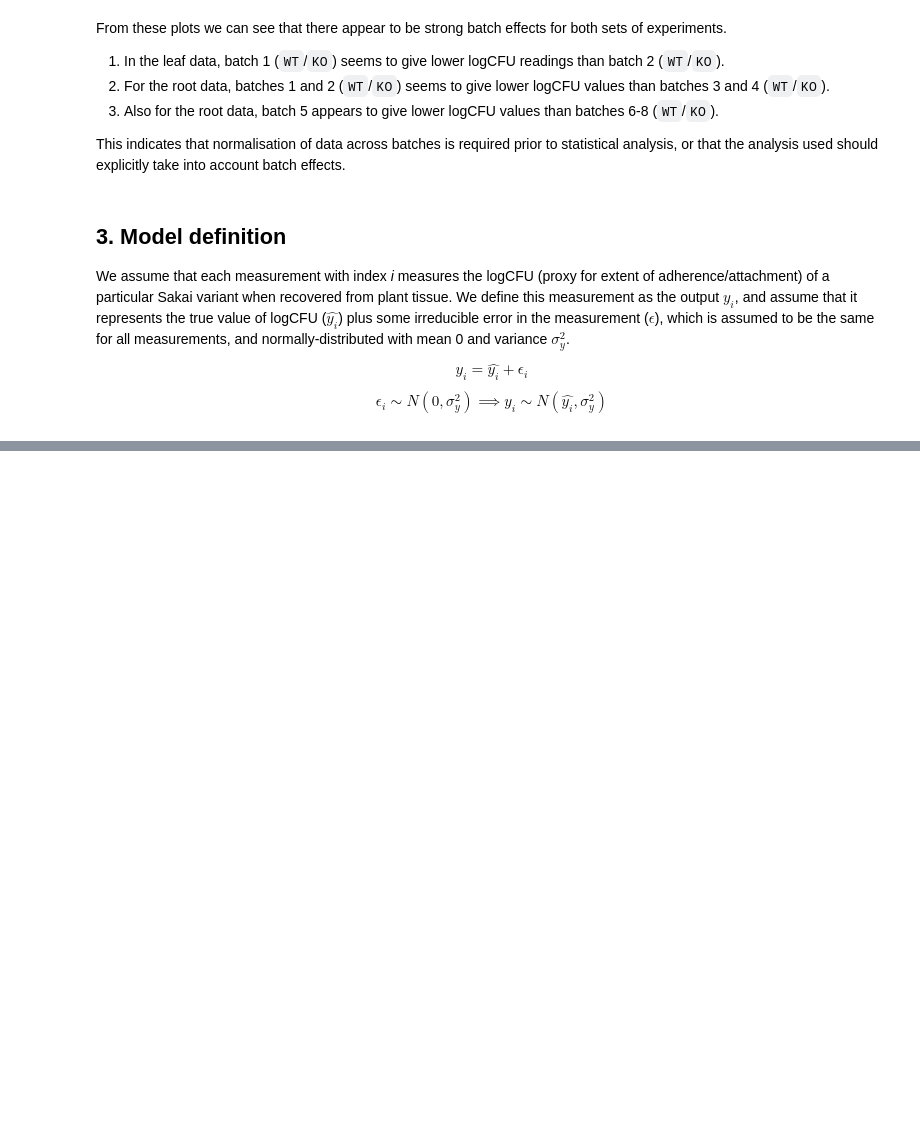
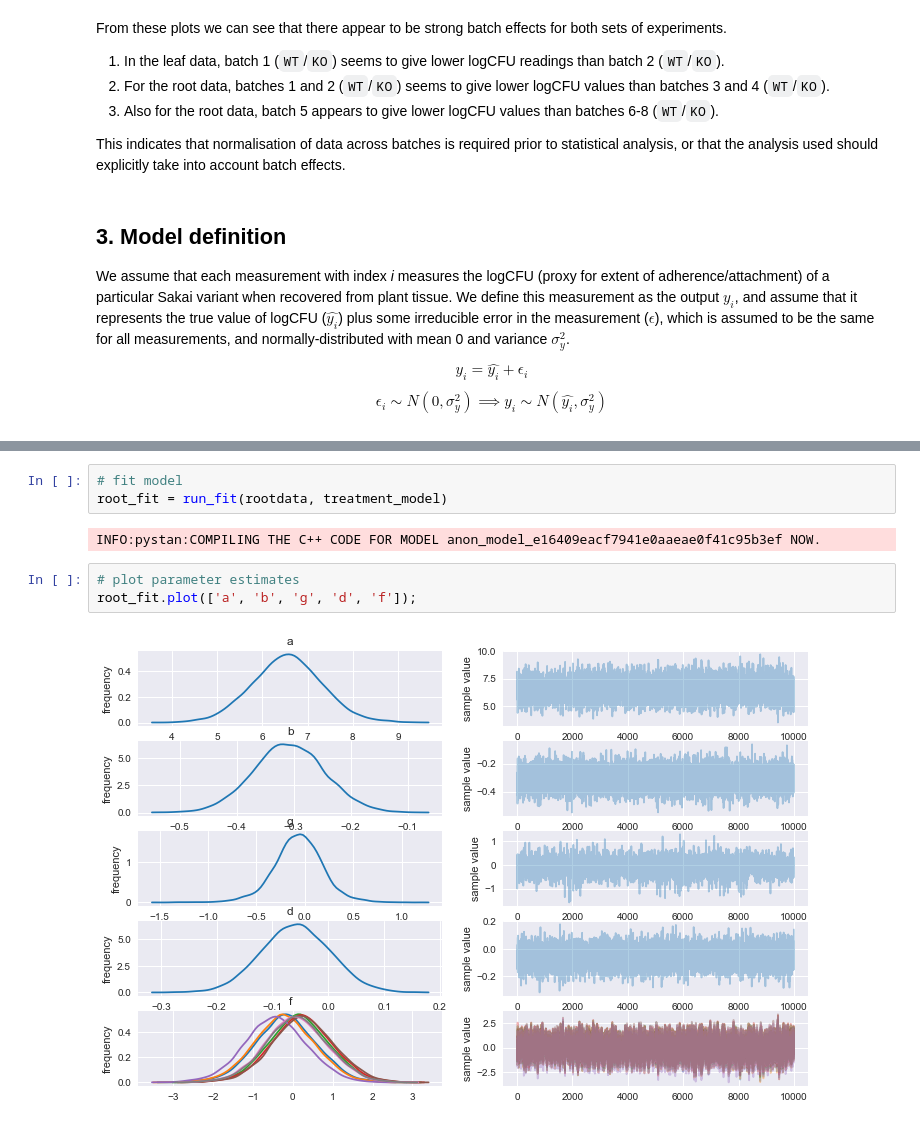
Before and after one commit to widdowquinn/SI_Holmes_etal_2017, a Jupyter notebook: notebooks/04-etpD.ipynb, the cells around one changed output, grey strips where cells are left out. Drawn from its saved outputs; the diff is of its cells as text; blank space fills up the shorter version.

```diff
--- a/notebooks/04-etpD.ipynb
+++ b/notebooks/04-etpD.ipynb
@@ -296,0 +468,10 @@ $$\sigma_{\phi_{j_{i}}} \sim \textrm{Exp}(1)$$
+# %%
+# fit model
+root_fit = run_fit(rootdata, treatment_model)
+# %% [output]
+INFO:pystan:COMPILING THE C++ CODE FOR MODEL anon_model_e16409eacf7941e0aaeae0f41c95b3ef NOW.
+# %%
+# plot parameter estimates
+root_fit.plot(['a', 'b', 'g', 'd', 'f']);
+# %% [output]
+[figure, added]
```
Also changed, not shown: parts of 18 cells of this notebook.
